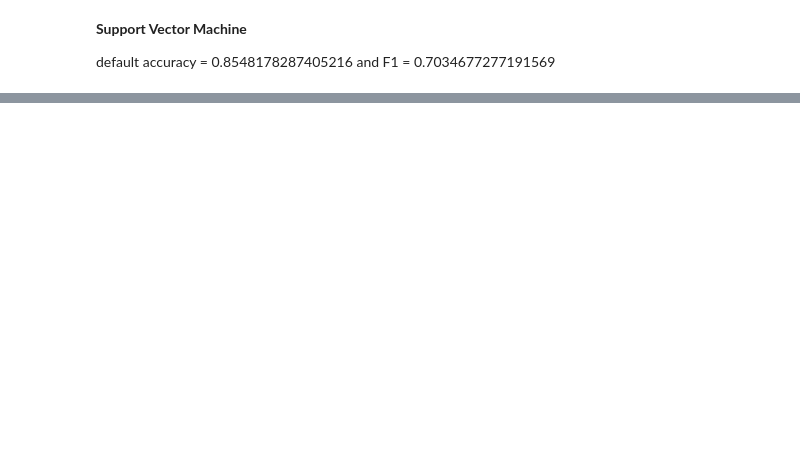
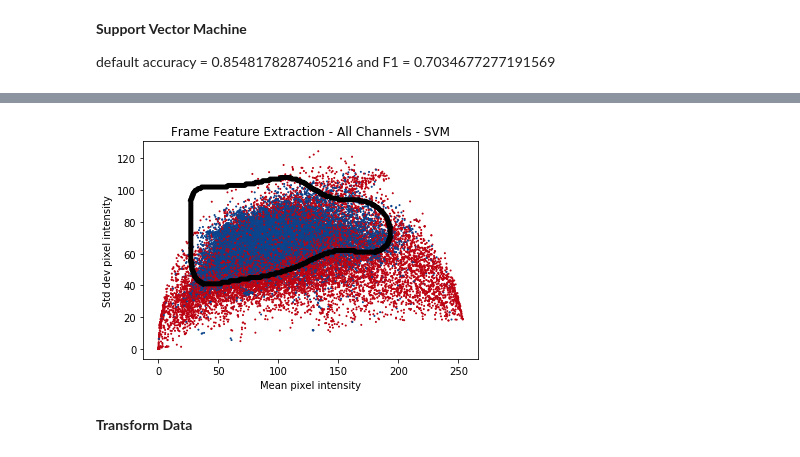
Before and after one commit to mdcramer/cs229-Rekall, a Jupyter notebook: commercial_experiments/GDA and SVM.ipynb, the cells around one changed output, grey strips where cells are left out. Cells and saved outputs as stored; diff of their text form; code cells hidden in the pictures; blank space fills up the shorter version.

```diff
--- a/commercial_experiments/GDA and SVM.ipynb
+++ b/commercial_experiments/GDA and SVM.ipynb
@@ -209,6 +231,16 @@ plt.show()
 default accuracy = 0.8548178287405216 and F1 = 0.7034677277191569
 # %%
 from sklearn import svm
+# %%
+# transform std dev data to 'stretch'
+
+for j in range(0, 8, 2):
+
+    for i in range(x_train.shape[0]):
+        x_train[i, j + 1] *= 0.0001 * (x_train[i, j + 0] - 125) ** 2 + 2
+
+    for i in range(x_test.shape[0]):
+        x_test[i, j + 1] *= 0.0001 * (x_test[i, j + 0] - 125) ** 2 + 2
 # %%
 print('x_train is of shape ', x_train.shape)
 print('y_train is of shape ', y_train.shape)
@@ -221,5 +257,5 @@ x_test is of shape  (81105, 8)
 y_test is of shape  (81105, 1)
 # %%
-# clf = svm.SVC(kernel='rbf')
-clf = svm.SVC(C=1, kernel='poly', degree=3, gamma=2, cache_size = 10000)
+clf = svm.SVC(kernel='rbf')
+# clf = svm.SVC(C=1, kernel='poly', degree=3, gamma=2, cache_size = 10000) # didn't converge after 5 hours
 clf.fit(x_train, y_train.ravel())
@@ -243,0 +289,56 @@ print(F1)
+# %%
+means = x_train[:,[0]]
+stddevs = x_train[:,[1]]
+
+color = ['#0b438c' if x==0 else '#bd0413' for x in y_train]
+plt.scatter(means, stddevs, c=color, s=1)
+plt.title("Frame Feature Extraction - All Channels - SVM")
+plt.xlabel("Mean pixel intensity")
+plt.ylabel("Std dev pixel intensity")
+
+x_bottom = []
+y_bottom = []
+x_top = []
+y_top = []
+x_left = []
+y_left = []
+x_right = []
+y_right = []
+for i in range(0, 250):
+    for j in range(20, 120):
+        prediction = clf.predict(np.array([[i, j]]))
+        if prediction == 0:
+            x_bottom.append(i)
+            y_bottom.append(j)
+            break
+    for j in range(120, 20, -1):
+        prediction = clf.predict(np.array([[i, j]]))
+        if prediction == 0:
+            x_top.append(i)
+            y_top.append(j)
+            break
+for j in range(40, 100):
+    for i in range(10, 50):
+        prediction = clf.predict(np.array([[i, j]]))
+        if prediction == 0:
+            x_left.append(i)
+            y_left.append(j)
+            break
+for j in range(60, 80):
+    for i in range(200, 150, -1):
+        prediction = clf.predict(np.array([[i, j]]))
+        if prediction == 0:
+            x_right.append(i)
+            y_right.append(j)
+            break
+
+plt.plot(x_bottom, y_bottom, 'k', linewidth=5)
+plt.plot(x_top, y_top, 'k', linewidth=5)
+plt.plot(x_left, y_left,'k', linewidth=5)
+plt.plot(x_right, y_right,'k', linewidth=5)
+
+plt.show()
+# %% [output]
+[figure, added]
+# %% [markdown]
+**Transform Data**
```
Also changed, not shown: parts of 18 cells of this notebook.
